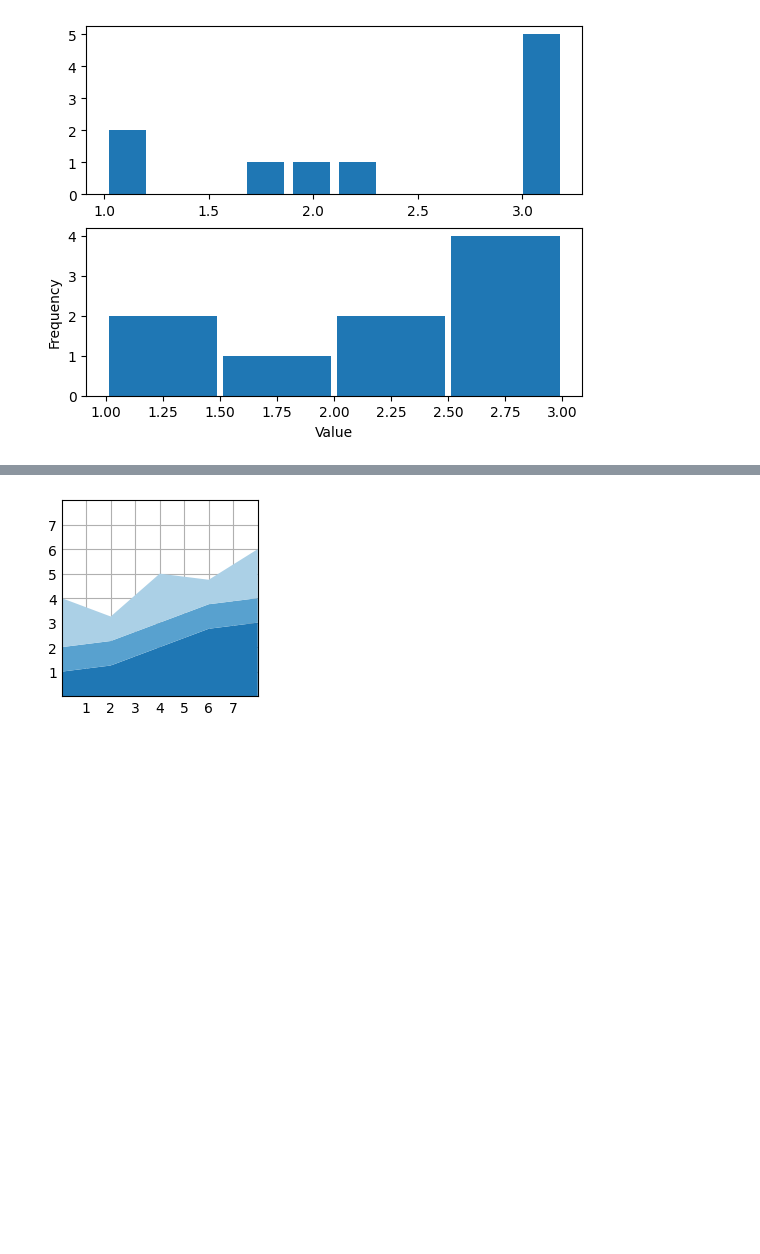
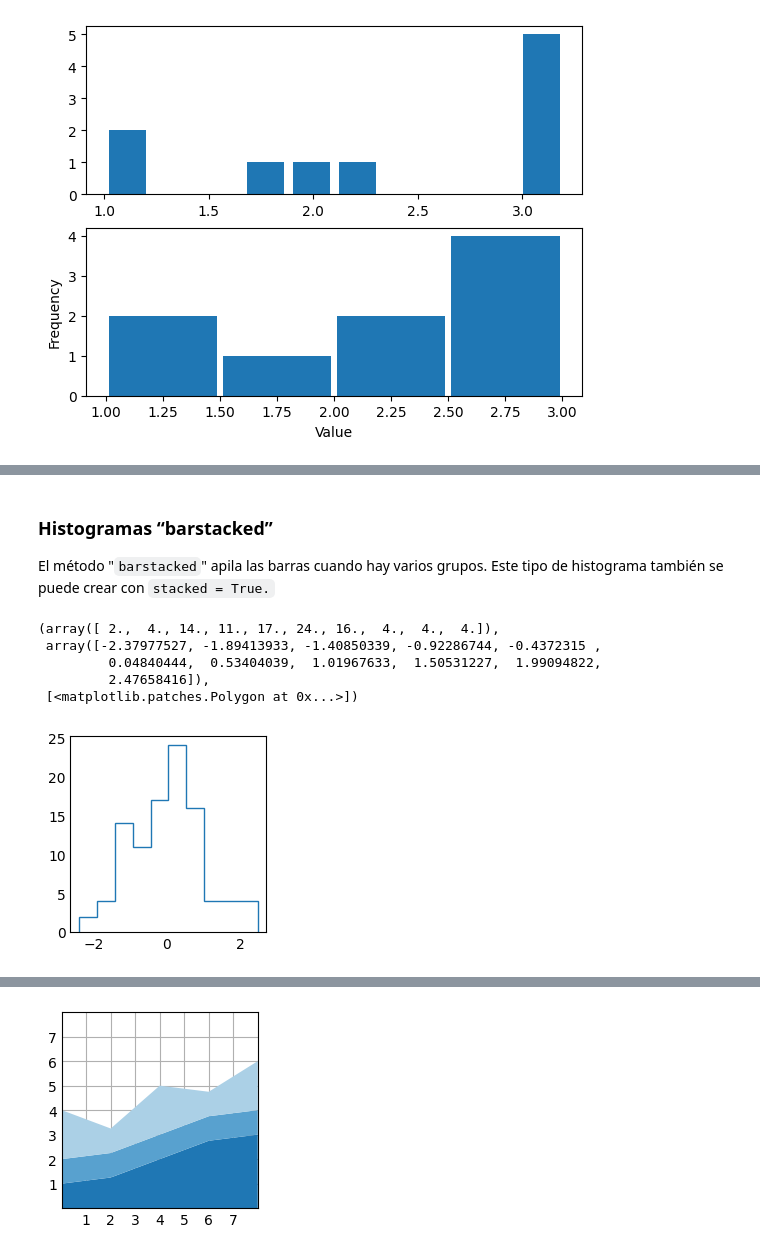
Before and after one commit to jorgenriquez/Inteligencia_artificial, a Jupyter notebook: Clase_02_Inteligencia_artificial.ipynb, the cells around one changed output, grey strips where cells are left out. Drawn from its saved outputs; the diff is of its cells as text; code cells hidden in the pictures; blank space fills up the shorter version.

```diff
--- a/Clase_02_Inteligencia_artificial.ipynb
+++ b/Clase_02_Inteligencia_artificial.ipynb
@@ -199,0 +258,22 @@ plt.show()
+# %% [markdown]
+### Histogramas “barstacked”
+
+El método "`barstacked`" apila las barras cuando hay varios grupos. Este tipo de histograma también se puede crear con `stacked = True.`
+# %%
+# Semilla para reproducibilidad
+np.random.seed(4)
+
+# Simulación de datos
+x = np.random.normal(0, 1, 100)
+
+# Histograma
+fig, ax = plt.subplots()
+ax.hist(x, histtype = "step")
+# plt.show()
+# %% [output]
+(array([ 2.,  4., 14., 11., 17., 24., 16.,  4.,  4.,  4.]),
+ array([-2.37977527, -1.89413933, -1.40850339, -0.92286744, -0.4372315 ,
+         0.04840444,  0.53404039,  1.01967633,  1.50531227,  1.99094822,
+         2.47658416]),
+ [<matplotlib.patches.Polygon at 0x...>])
+[figure, added]
```
Also changed, not shown: parts of 17 cells of this notebook.
